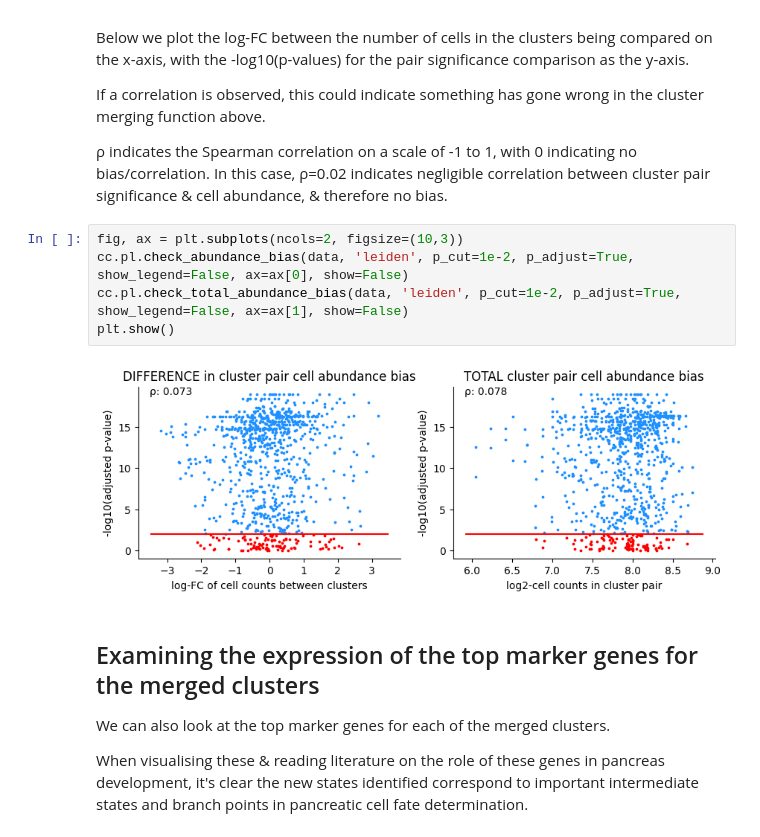
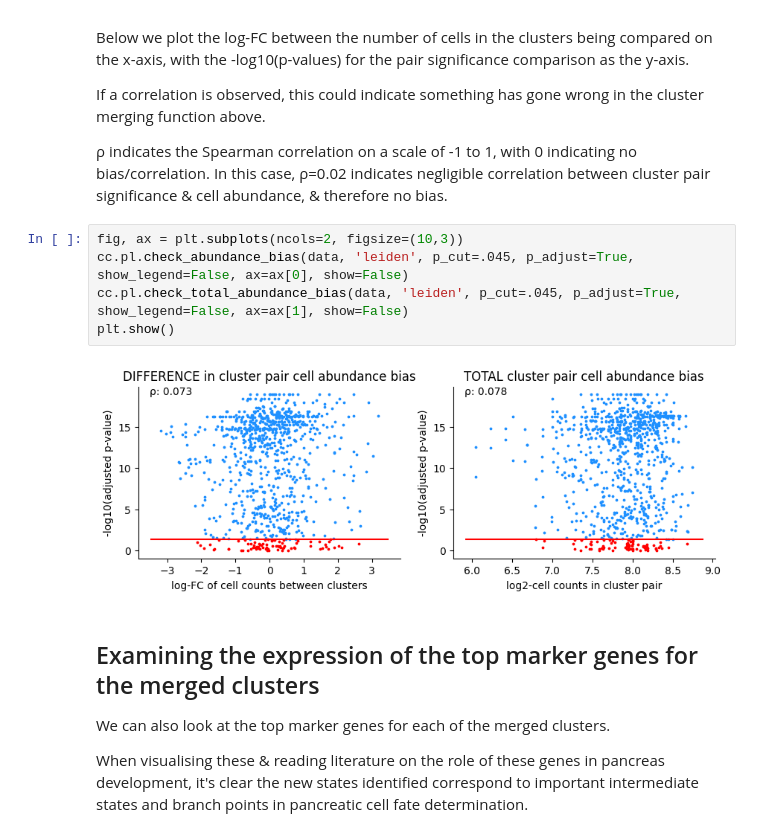
Before and after one commit to BradBalderson/Cytocipher, a Jupyter notebook: tutorials/cytocipher_pancreas.ipynb, the cells around one changed output. Drawn from its saved outputs; the diff is of its cells as text.

```diff
--- a/tutorials/cytocipher_pancreas.ipynb
+++ b/tutorials/cytocipher_pancreas.ipynb
@@ -200,11 +198,11 @@ If a correlation is observed, this could indicate something has gone wrong in th
 ρ indicates the Spearman correlation on a scale of -1 to 1, with 0 indicating no bias/correlation. In this case, ρ=0.02 indicates negligible correlation between cluster pair significance & cell abundance, & therefore no bias.
 # %%
 fig, ax = plt.subplots(ncols=2, figsize=(10,3))
-cc.pl.check_abundance_bias(data, 'leiden', p_cut=1e-2, p_adjust=True, show_legend=False, ax=ax[0], show=False)
-cc.pl.check_total_abundance_bias(data, 'leiden', p_cut=1e-2, p_adjust=True, show_legend=False, ax=ax[1], show=False)
+cc.pl.check_abundance_bias(data, 'leiden', p_cut=.045, p_adjust=True, show_legend=False, ax=ax[0], show=False)
+cc.pl.check_total_abundance_bias(data, 'leiden', p_cut=.045, p_adjust=True, show_legend=False, ax=ax[1], show=False)
 plt.show()
 # %% [output]
-[figure, old version]
+[figure, new version]
 # %% [markdown]
 ## Examining the expression of the top marker genes for the merged clusters
 
```
Also changed, not shown: parts of 8 cells of this notebook, 9 other files.
